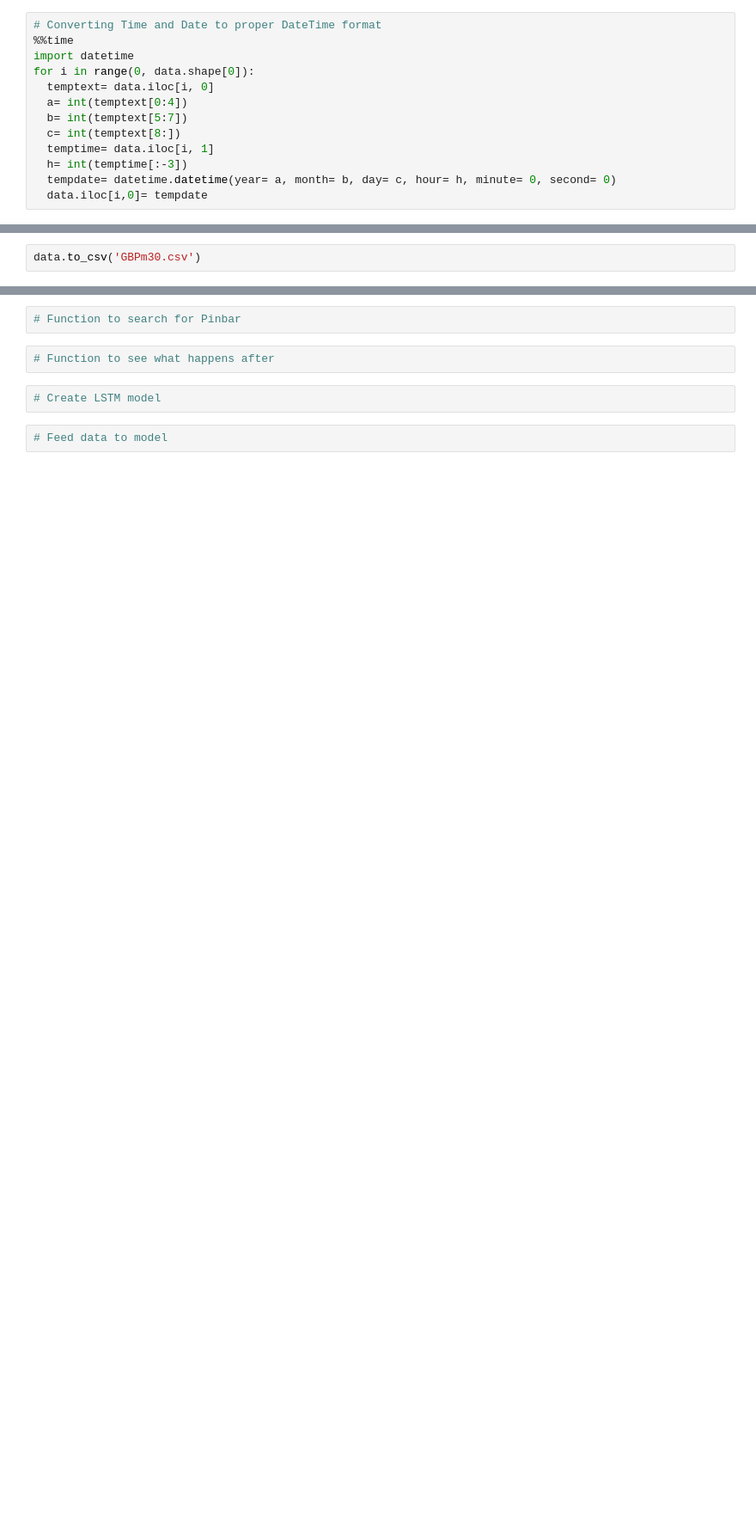
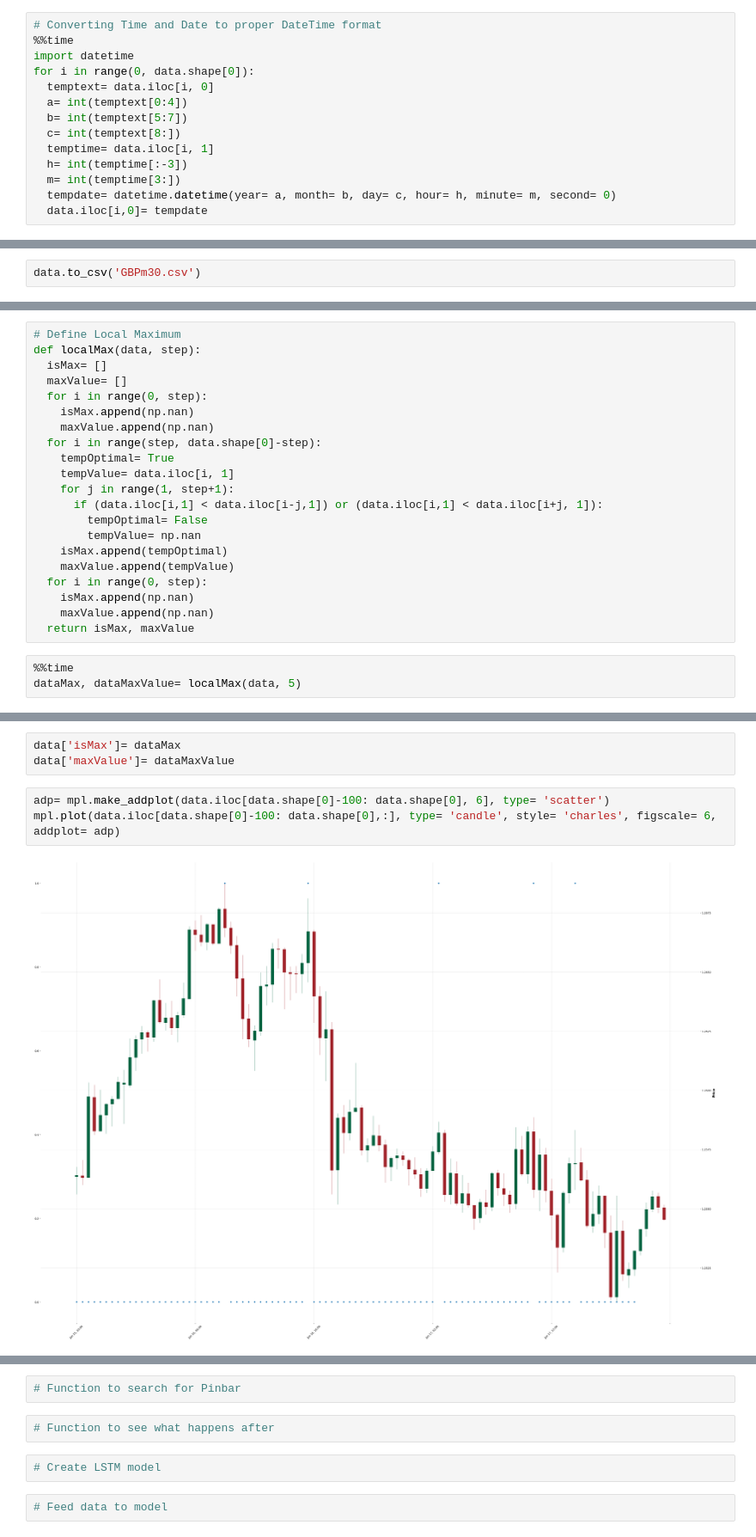
Before and after one commit to Mehrnoushhk/Data, a Jupyter notebook: PinAI.ipynb, the cells around one changed output, grey strips where cells are left out. Shown at 86% size. Drawn from its saved outputs; the diff is of its cells as text; blank space fills up the shorter version.

```diff
--- a/PinAI.ipynb
+++ b/PinAI.ipynb
@@ -53,6 +21,7 @@ for i in range(0, data.shape[0]):
   c= int(temptext[8:])
   temptime= data.iloc[i, 1]
   h= int(temptime[:-3])
-  tempdate= datetime.datetime(year= a, month= b, day= c, hour= h, minute= 0, second= 0)
+  m= int(temptime[3:])
+  tempdate= datetime.datetime(year= a, month= b, day= c, hour= h, minute= m, second= 0)
   data.iloc[i,0]= tempdate
 # %% [output]
@@ -85 +64,25 @@ Successfully installed mplfinance-0.12.6a0
 [figure]
+# %%
+# Define Local Maximum
+def localMax(data, step):
+  isMax= []
+  maxValue= []
+  for i in range(0, step):
+    isMax.append(np.nan)
+    maxValue.append(np.nan)
+  for i in range(step, data.shape[0]-step):
+    tempOptimal= True
+    tempValue= data.iloc[i, 1]
+    for j in range(1, step+1):
+      if (data.iloc[i,1] < data.iloc[i-j,1]) or (data.iloc[i,1] < data.iloc[i+j, 1]):
+        tempOptimal= False
+        tempValue= np.nan
+    isMax.append(tempOptimal)
+    maxValue.append(tempValue)
+  for i in range(0, step):
+    isMax.append(np.nan)
+    maxValue.append(np.nan)
+  return isMax, maxValue
+# %%
+%%time
+dataMax, dataMaxValue= localMax(data, 5)
@@ -86,3 +92,11 @@ Successfully installed mplfinance-0.12.6a0
+# %%
+data['isMax']= dataMax
+data['maxValue']= dataMaxValue
+# %%
+adp= mpl.make_addplot(data.iloc[data.shape[0]-100: data.shape[0], 6], type= 'scatter')
+mpl.plot(data.iloc[data.shape[0]-100: data.shape[0],:], type= 'candle', style= 'charles', figscale= 6, addplot= adp)
+# %% [output]
+[figure, added]
 # %%
 #The simplest performance meyric
 %%time
```
Also changed, not shown: parts of 9 cells of this notebook.
